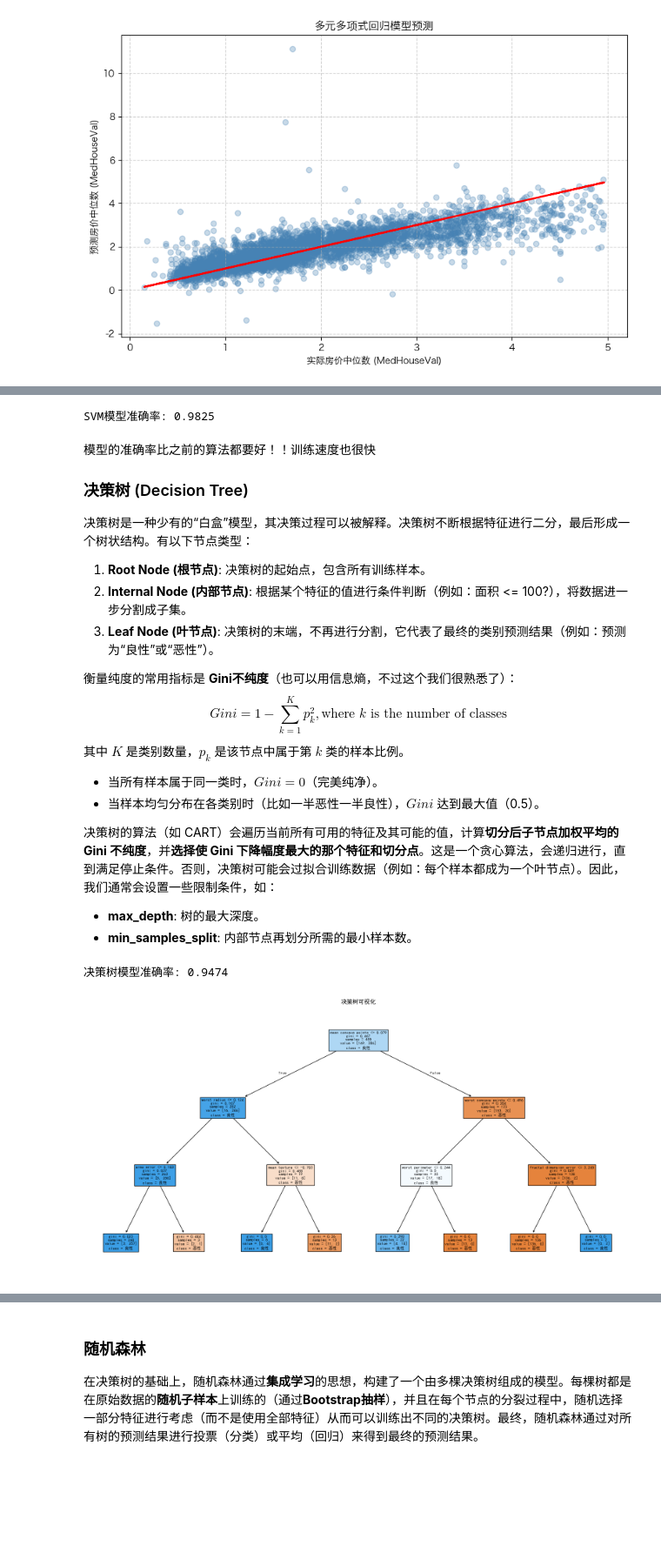
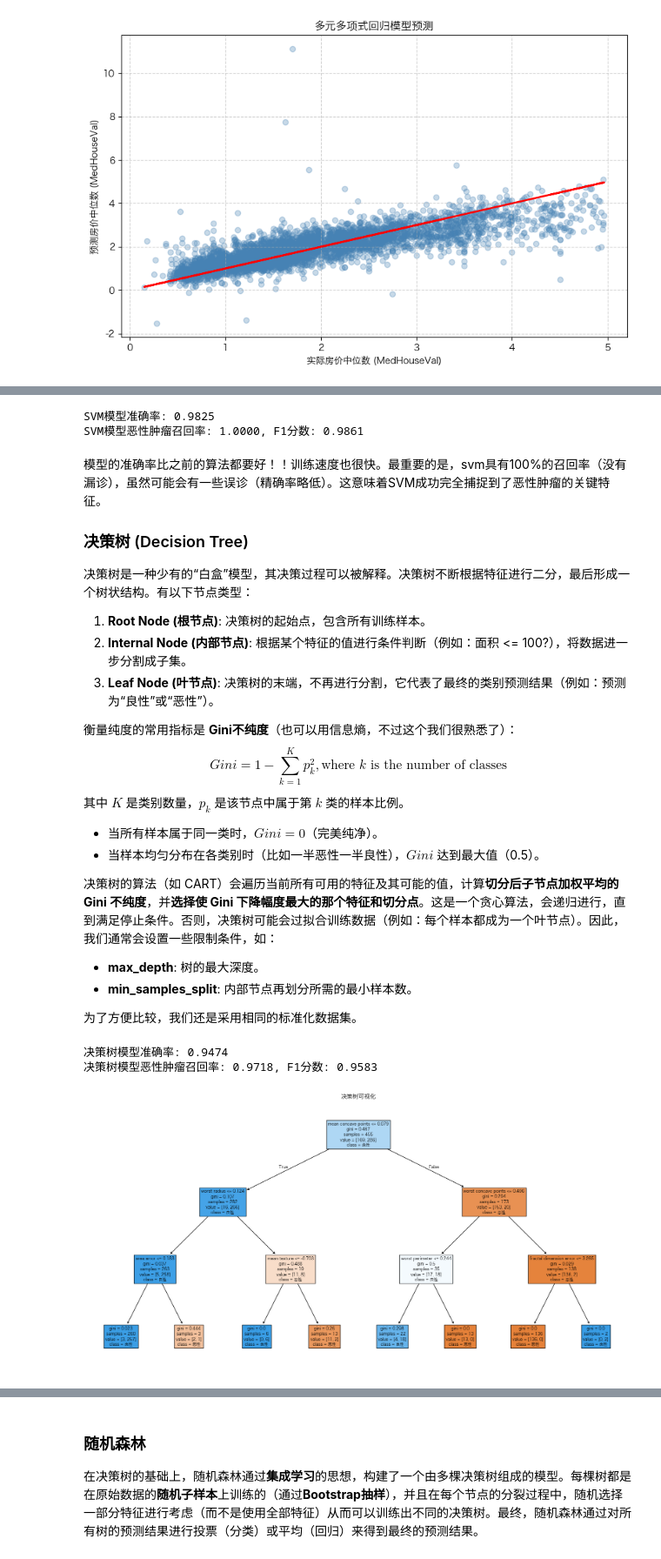
Before and after one commit to lenze374/machineLearning, a Jupyter notebook: supervised.ipynb, the cells around one changed output, grey strips where cells are left out. Shown at 87% size. Drawn from its saved outputs; the diff is of its cells as text; code cells hidden in the pictures; blank space fills up the shorter version.

```diff
--- a/supervised.ipynb
+++ b/supervised.ipynb
@@ -380,12 +392,16 @@ svmModel = SVC(kernel='rbf', random_state=42)
 svmModel.fit(X_train_scaled, y_train)
 y_pred_svm = svmModel.predict(X_test_scaled)
 accuracy_svm = accuracy_score(y_test, y_pred_svm)
+recall_svm = recall_score(y_test, y_pred_svm)
+f1_svm = f1_score(y_test, y_pred_svm)
+
 print(f"SVM模型准确率: {accuracy_svm:.4f}")
+print(f"SVM模型恶性肿瘤召回率: {recall_svm:.4f}, F1分数: {f1_svm:.4f}")
 # %% [output]
 SVM模型准确率: 0.9825
+SVM模型恶性肿瘤召回率: 1.0000, F1分数: 0.9861
 # %% [markdown]
-模型的准确率比之前的算法都要好！！训练速度也很快
-
+模型的准确率比之前的算法都要好！！训练速度也很快。最重要的是，svm具有100%的召回率（没有漏诊），虽然可能会有一些误诊（精确率略低）。这意味着SVM成功完全捕捉到了恶性肿瘤的关键特征。
 ### 决策树 (Decision Tree)
 决策树是一种少有的“白盒”模型，其决策过程可以被解释。决策树不断根据特征进行二分，最后形成一个树状结构。有以下节点类型：
 1. **Root Node (根节点)**: 决策树的起始点，包含所有训练样本。
@@ -403,24 +419,30 @@ $$
 决策树的算法（如 CART）会遍历当前所有可用的特征及其可能的值，计算**切分后子节点加权平均的 Gini 不纯度**，并**选择使 Gini 下降幅度最大的那个特征和切分点**。这是一个贪心算法，会递归进行，直到满足停止条件。否则，决策树可能会过拟合训练数据（例如：每个样本都成为一个叶节点）。因此，我们通常会设置一些限制条件，如：
 - **max_depth**: 树的最大深度。
 - **min_samples_split**: 内部节点再划分所需的最小样本数。
+
+为了方便比较，我们还是采用相同的标准化数据集。
 # %%
 from sklearn.tree import DecisionTreeClassifier, plot_tree
 # 3-layer model
 treeModel = DecisionTreeClassifier(max_depth=3,random_state=42)
 treeModel.fit(X_train_scaled, y_train)
 y_pred_tree = treeModel.predict(X_test_scaled)
 accuracy_tree = accuracy_score(y_test, y_pred_tree)
+recall_tree = recall_score(y_test, y_pred_tree)
+f1_tree = f1_score(y_test, y_pred_tree)
 print(f"决策树模型准确率: {accuracy_tree:.4f}")
+print(f"决策树模型恶性肿瘤召回率: {recall_tree:.4f}, F1分数: {f1_tree:.4f}")
 # plot and analysis
 plt.figure(figsize=(20, 10))
 plot_tree(
 treeModel, filled=True, feature_names=breast_cancer.feature_names, class_names= ['恶性', '良性']
 )
 plt.title("决策树可视化")
 plt.show()
 # %% [output]
 决策树模型准确率: 0.9474
+决策树模型恶性肿瘤召回率: 0.9718, F1分数: 0.9583
-[figure, old version]
+[figure, new version]
 # %% [markdown]
 只需要三层决策树就已经可以达到94.7%的准确率，接下来我们解释这个决策树。
 **第一层（根节点，深度为0）：**
```
Also changed, not shown: parts of 8 cells of this notebook.
